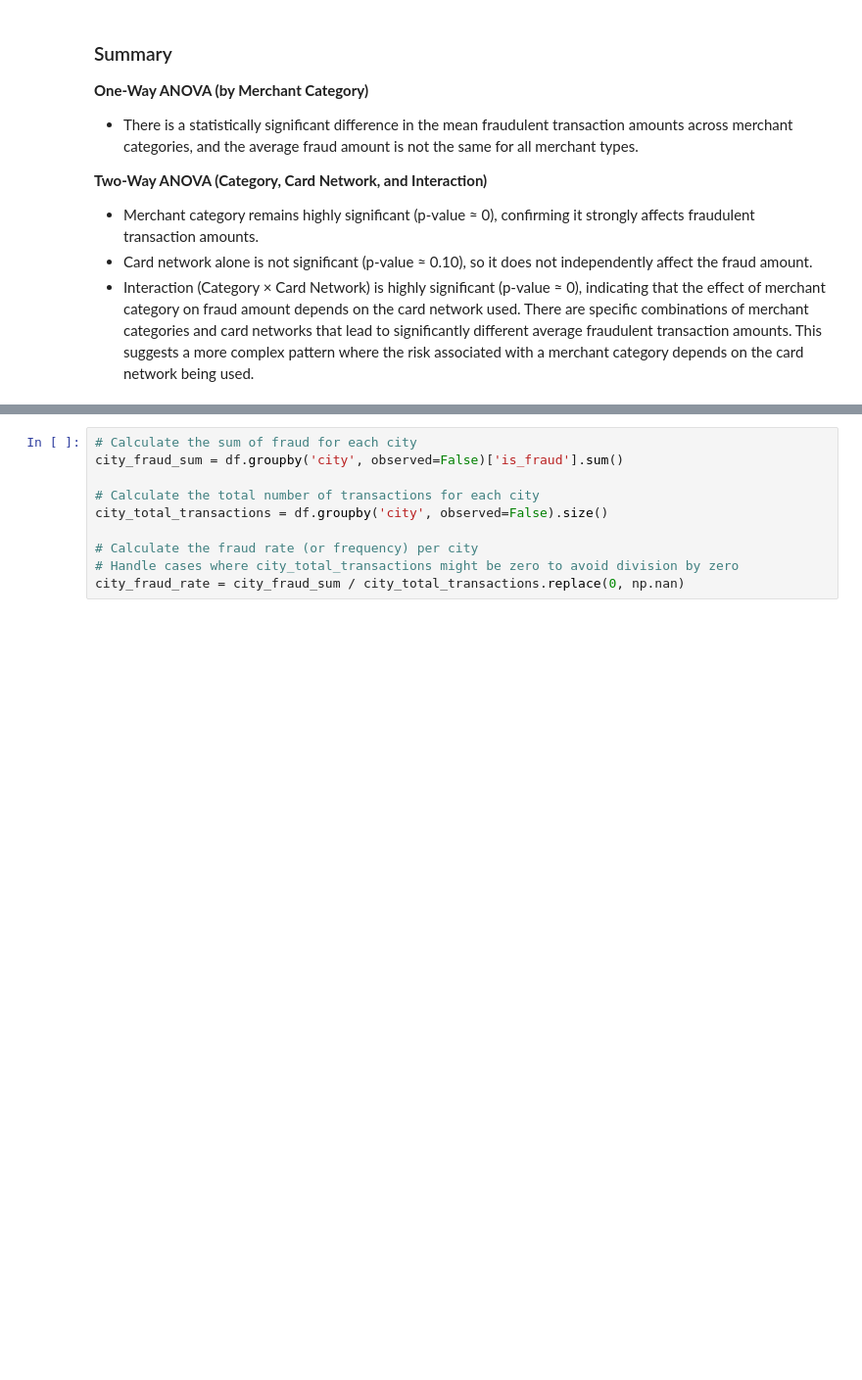
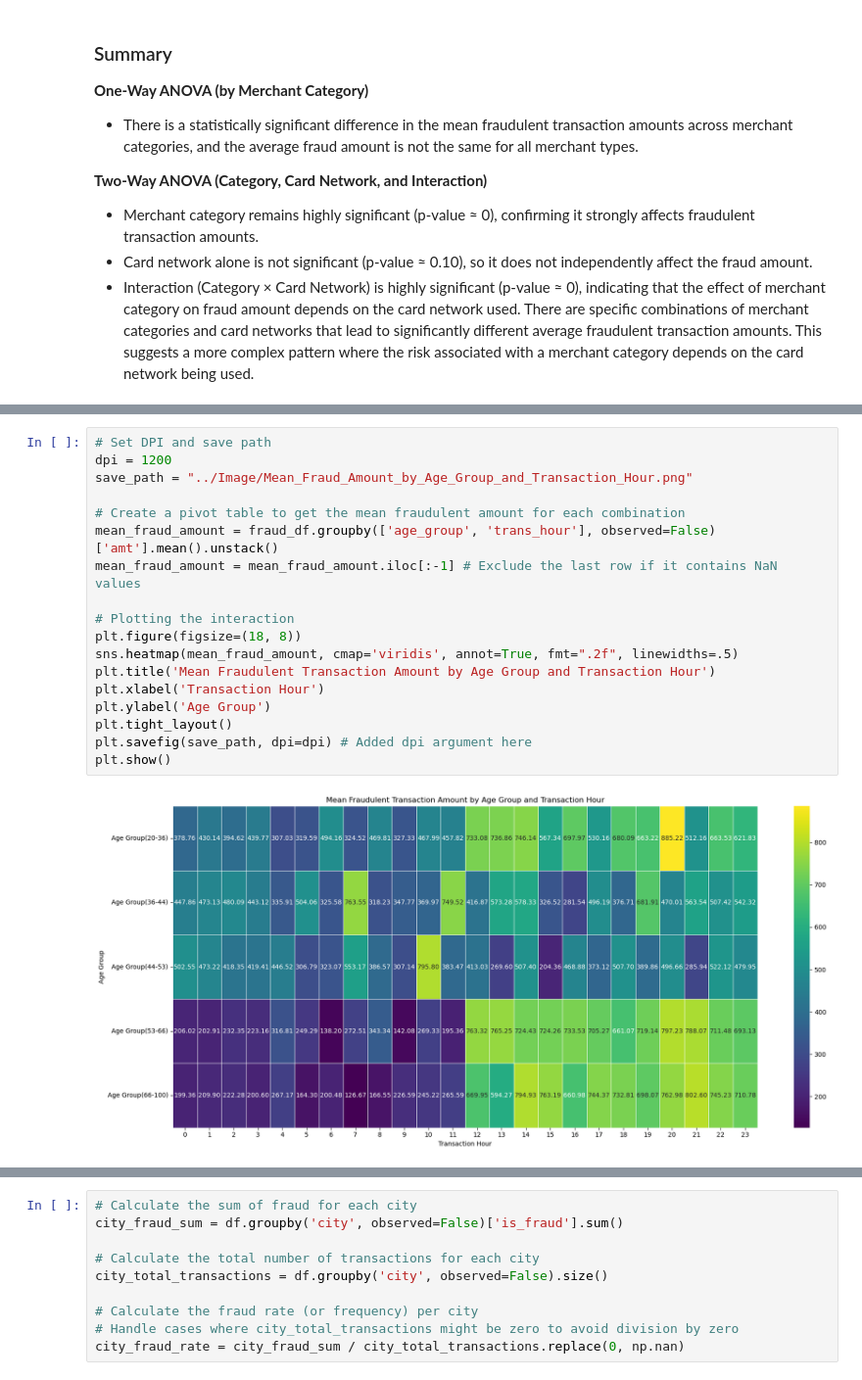
Before and after one commit to SirErikPak/CreditCardFraud, a Jupyter notebook: Notebook/Fraud.ipynb, the cells around one changed output, grey strips where cells are left out. Shown at 98% size. Cells and saved outputs as stored; diff of their text form; blank space fills up the shorter version.

```diff
--- a/Notebook/Fraud.ipynb
+++ b/Notebook/Fraud.ipynb
@@ -859,0 +858,20 @@ plt.show()
+# %%
+# Set DPI and save path
+dpi = 1200
+save_path = "../Image/Mean_Fraud_Amount_by_Age_Group_and_Transaction_Hour.png"
+
+# Create a pivot table to get the mean fraudulent amount for each combination
+mean_fraud_amount = fraud_df.groupby(['age_group', 'trans_hour'], observed=False)['amt'].mean().unstack()
+mean_fraud_amount = mean_fraud_amount.iloc[:-1] # Exclude the last row if it contains NaN values
+
+# Plotting the interaction
+plt.figure(figsize=(18, 8))
+sns.heatmap(mean_fraud_amount, cmap='viridis', annot=True, fmt=".2f", linewidths=.5)
+plt.title('Mean Fraudulent Transaction Amount by Age Group and Transaction Hour')
+plt.xlabel('Transaction Hour')
+plt.ylabel('Age Group')
+plt.tight_layout()
+plt.savefig(save_path, dpi=dpi) # Added dpi argument here
+plt.show()
+# %% [output]
+[figure, added]
```
Also changed, not shown: parts of 5 cells of this notebook, 2 other files.
